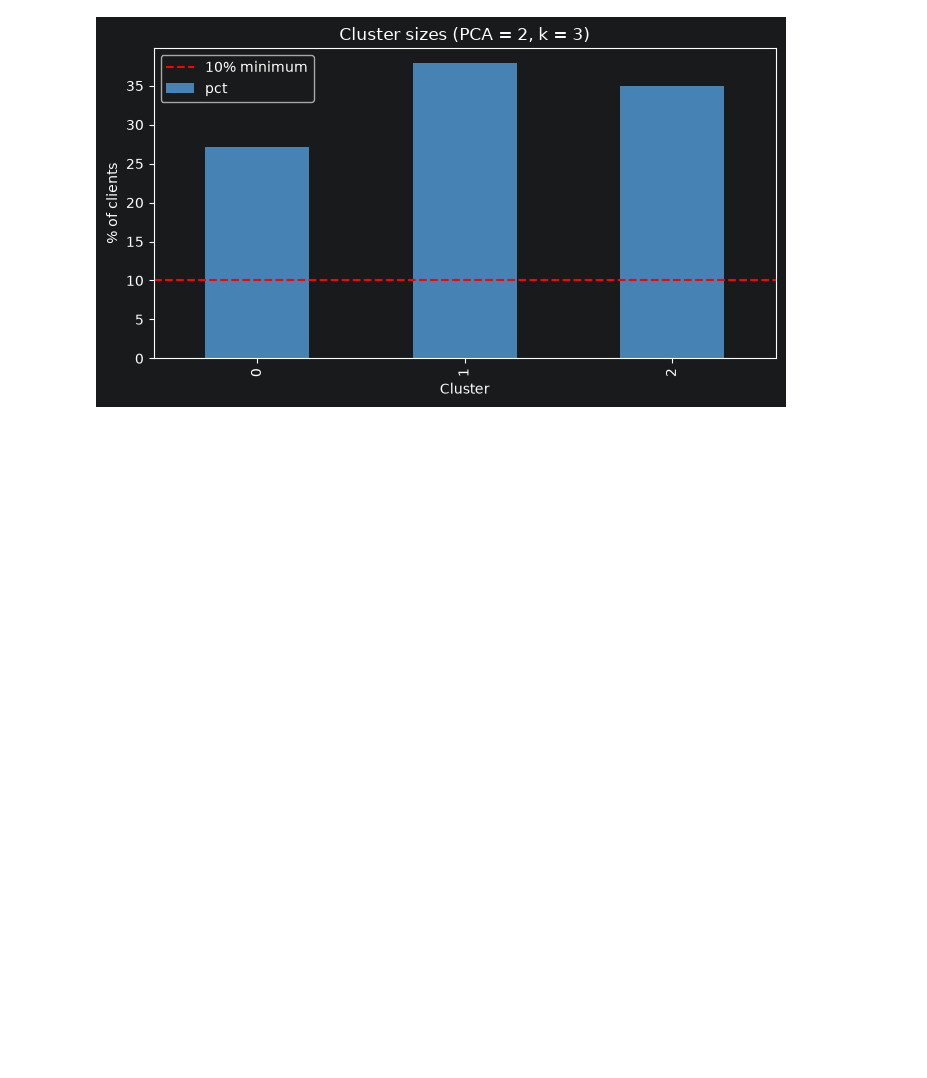
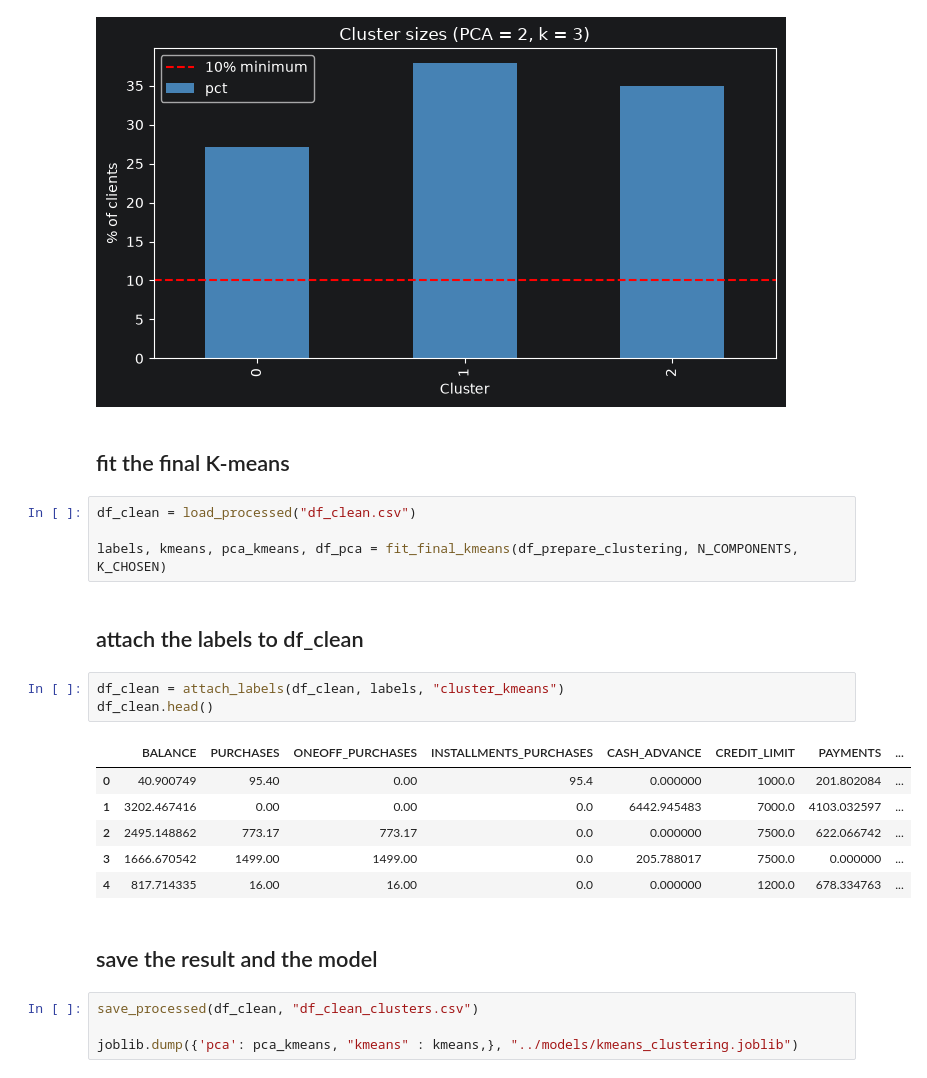
Before and after one commit to oelaimar/CardProfiler, a Jupyter notebook: notebooks/03_clustering.ipynb, the cells around one changed output. Saved outputs shown, nothing was run; the diff lists cells and outputs as text; blank space fills up the shorter version.

Commit message:
feat: add final K-means fit and cluster label attachment

```diff
--- a/notebooks/03_clustering.ipynb
+++ b/notebooks/03_clustering.ipynb
@@ -147,3 +149,27 @@ plt.tight_layout()
 plt.show()
 # %% [output]
 [figure]
+# %% [markdown]
+## fit the final K-means
+# %%
+df_clean = load_processed("df_clean.csv")
+
+labels, kmeans, pca_kmeans, df_pca = fit_final_kmeans(df_prepare_clustering, N_COMPONENTS, K_CHOSEN)
+# %% [markdown]
+## attach the labels to df_clean
+# %%
+df_clean = attach_labels(df_clean, labels, "cluster_kmeans")
+df_clean.head()
+# %% [output]
+|  | BALANCE | PURCHASES | ONEOFF_PURCHASES | INSTALLMENTS_PURCHASES | CASH_ADVANCE | CREDIT_LIMIT | PAYMENTS | ... |
+| 0 | 40.900749 | 95.40 | 0.00 | 95.4 | 0.000000 | 1000.0 | 201.802084 | ... |
+| 1 | 3202.467416 | 0.00 | 0.00 | 0.0 | 6442.945483 | 7000.0 | 4103.032597 | ... |
+| 2 | 2495.148862 | 773.17 | 773.17 | 0.0 | 0.000000 | 7500.0 | 622.066742 | ... |
+| 3 | 1666.670542 | 1499.00 | 1499.00 | 0.0 | 205.788017 | 7500.0 | 0.000000 | ... |
+| 4 | 817.714335 | 16.00 | 16.00 | 0.0 | 0.000000 | 1200.0 | 678.334763 | ... |
+# %% [markdown]
+## save the result and the model
+# %%
+save_processed(df_clean, "df_clean_clusters.csv")
+
+joblib.dump({'pca': pca_kmeans, "kmeans" : kmeans,}, "../models/kmeans_clustering.joblib")
```
Also changed, not shown: parts of 1 cell of this notebook, 1 other file.
